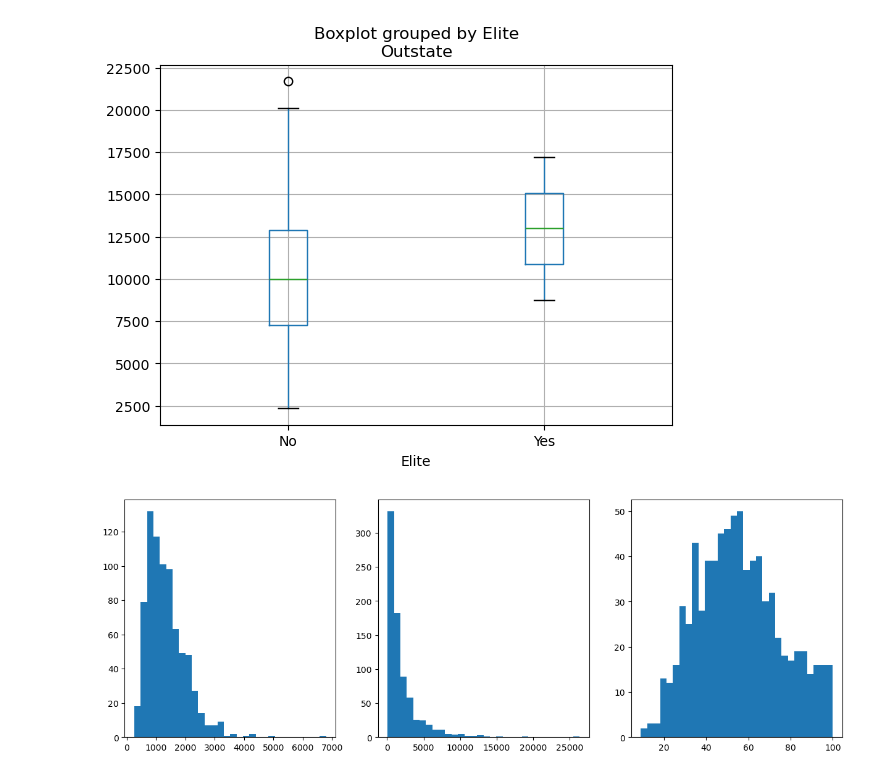
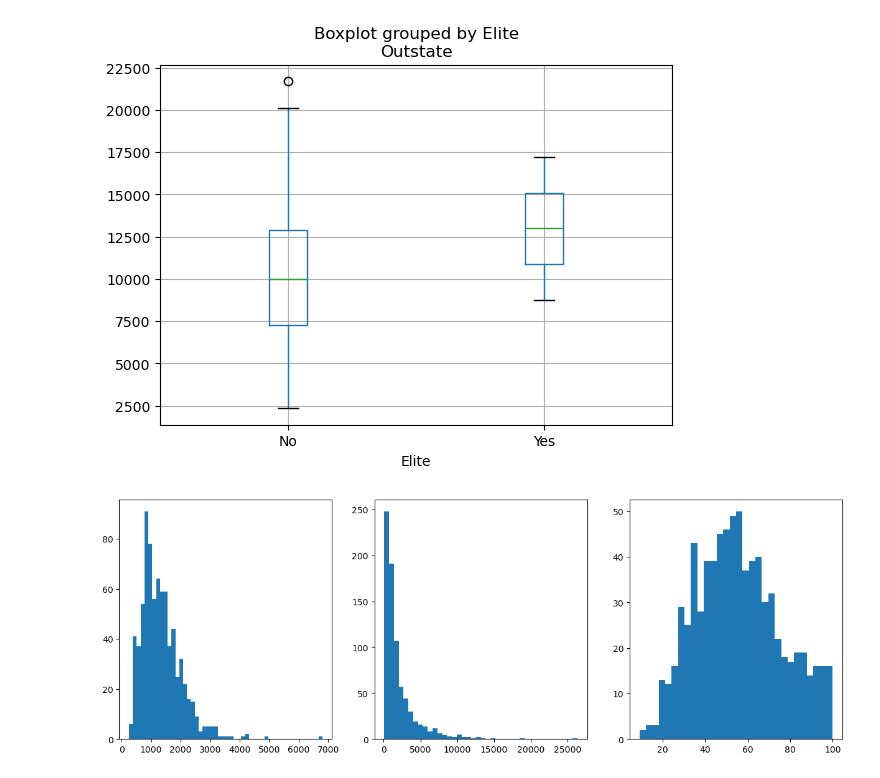
Before and after one commit to machinelearnning/Python-Programmering-Mustafa-Yosufi, a Jupyter notebook: laboration_databehandling/lab4.ipynb, the cells around one changed output. Drawn from its saved outputs; the diff is of its cells as text; code cells hidden in the pictures.

```diff
--- a/laboration_databehandling/lab4.ipynb
+++ b/laboration_databehandling/lab4.ipynb
@@ -65,13 +39,13 @@ Name: count, dtype: int64
 <Axes: title={'center': 'Outstate'}, xlabel='Elite'>
 [figure]
 # %%
-
+import matplotlib.pyplot as plt
 fig, axes = plt.subplots(1, 3, figsize = (15, 5))
 
-axes[0].hist(college["Personal"], bins = 30)
-axes[1].hist(college["Accept"], bins = 30)
+axes[0].hist(college["Personal"], bins = 50)
+axes[1].hist(college["Accept"], bins = 40)
 axes[2].hist(college["Top25perc"], bins = 30)
 
 plt.show()
 # %% [output]
-[figure, old version]
+[figure, new version]
```
Also changed, not shown: parts of 9 cells of this notebook.
